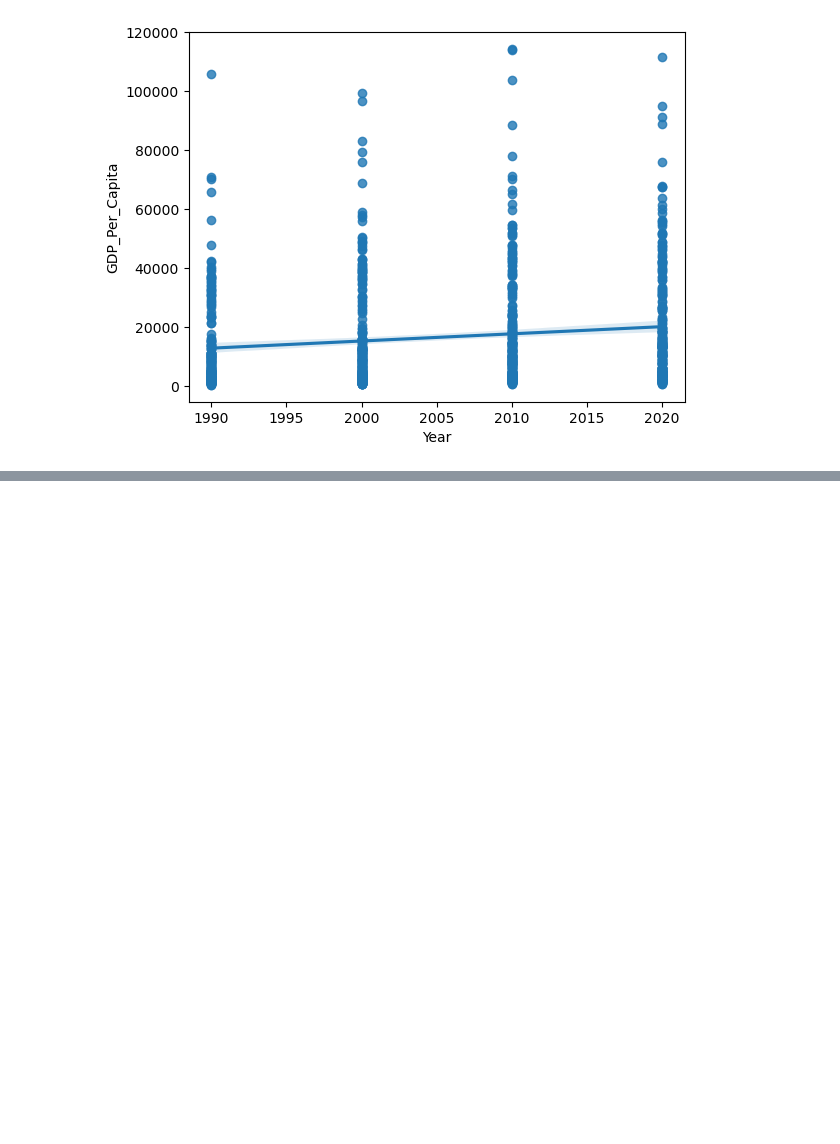
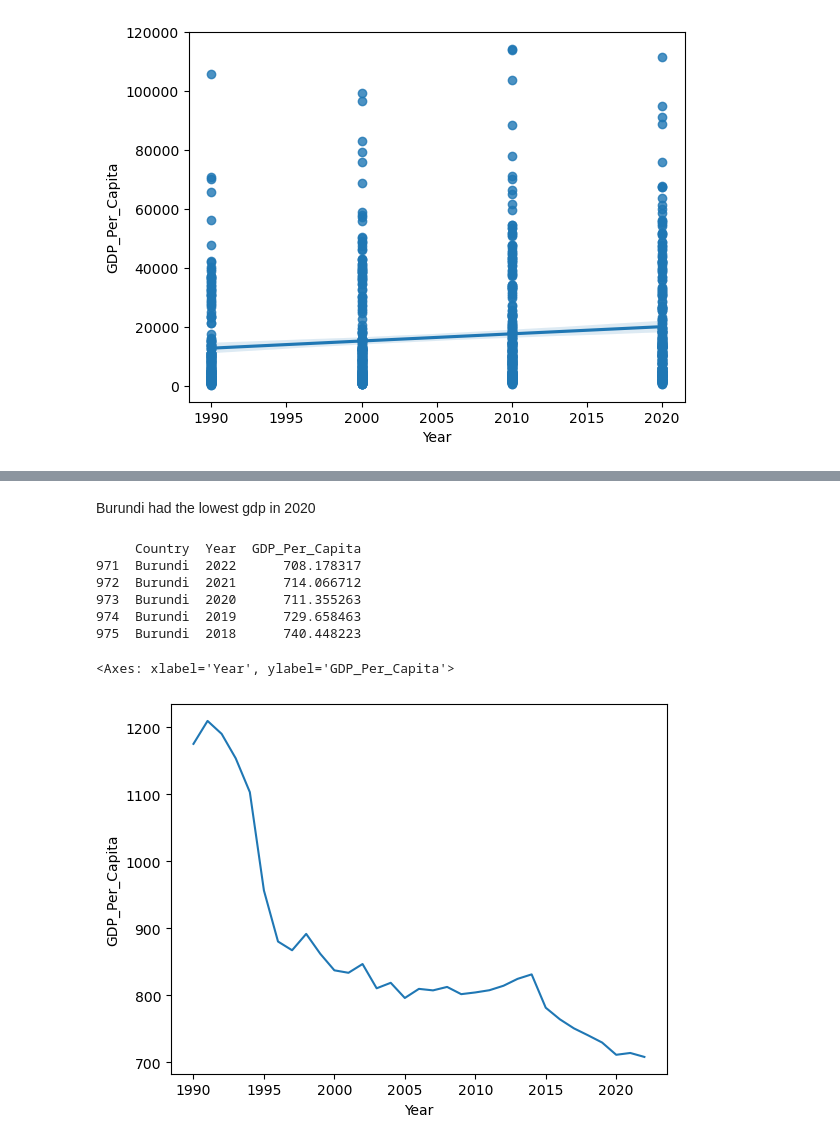
Before and after one commit to NSS-Data-Analytics-Cohort-10/gdp-and-internet-usage-Daniel-Hoover, a Jupyter notebook: Notebooks/un_project.ipynb, the cells around one changed output, grey strips where cells are left out. Cells and saved outputs as stored; diff of their text form; code cells hidden in the pictures; blank space fills up the shorter version.

```diff
--- a/Notebooks/un_project.ipynb
+++ b/Notebooks/un_project.ipynb
@@ -233,0 +284,15 @@ gdp_df.pivot_table(values = 'Year', index = 'Country')
+# %% [markdown]
+Burundi had the lowest gdp in 2020
+# %%
+luxgdp = gdp_df[gdp_df['Country'] == 'Burundi']
+print(luxgdp.head())
+sns.lineplot(luxgdp, x=luxgdp['Year'], y=luxgdp['GDP_Per_Capita'] )
+# %% [output]
+     Country  Year  GDP_Per_Capita
+971  Burundi  2022      708.178317
+972  Burundi  2021      714.066712
+973  Burundi  2020      711.355263
+974  Burundi  2019      729.658463
+975  Burundi  2018      740.448223
+<Axes: xlabel='Year', ylabel='GDP_Per_Capita'>
+[figure, added]
```
Also changed, not shown: parts of 15 cells of this notebook.
